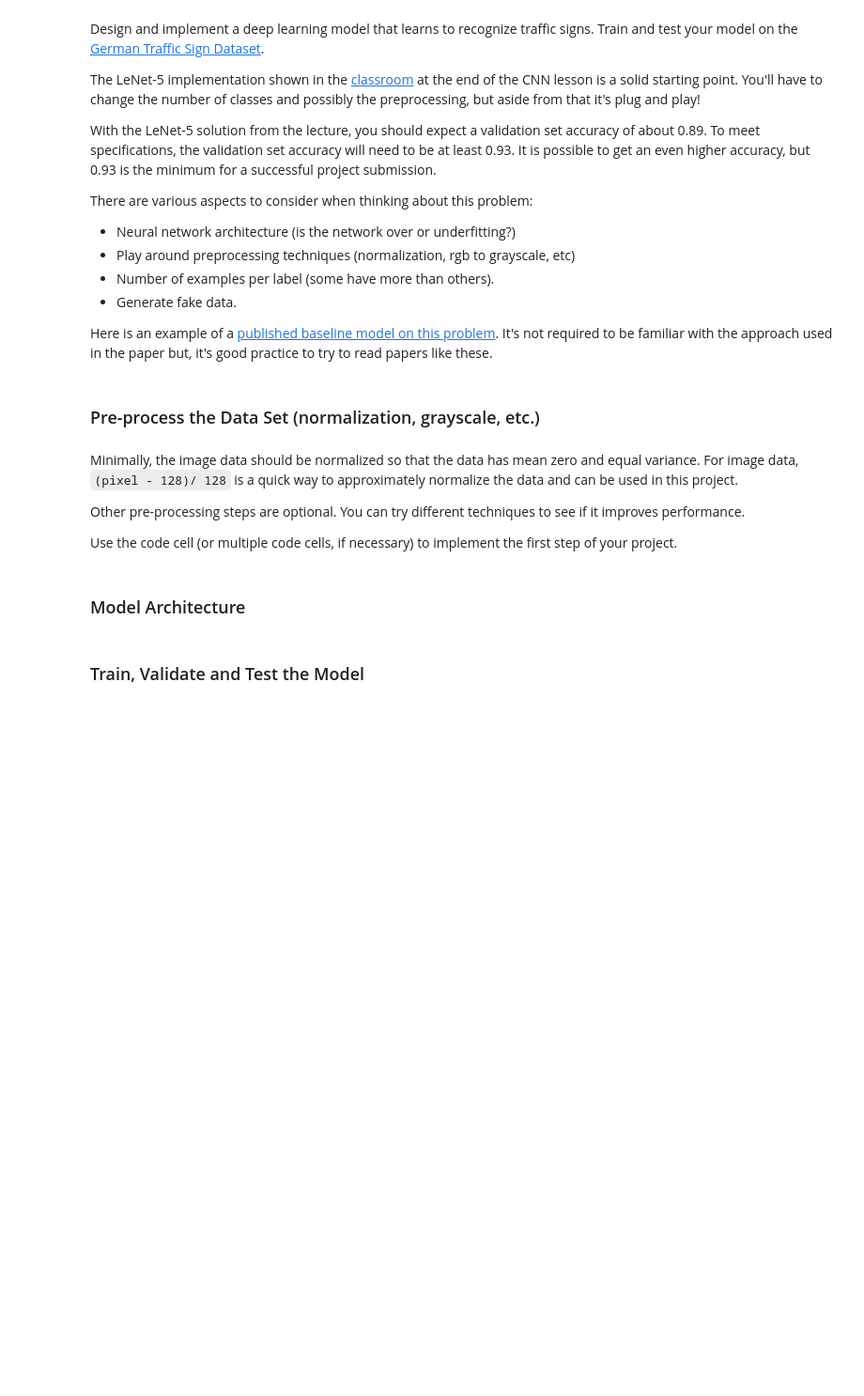
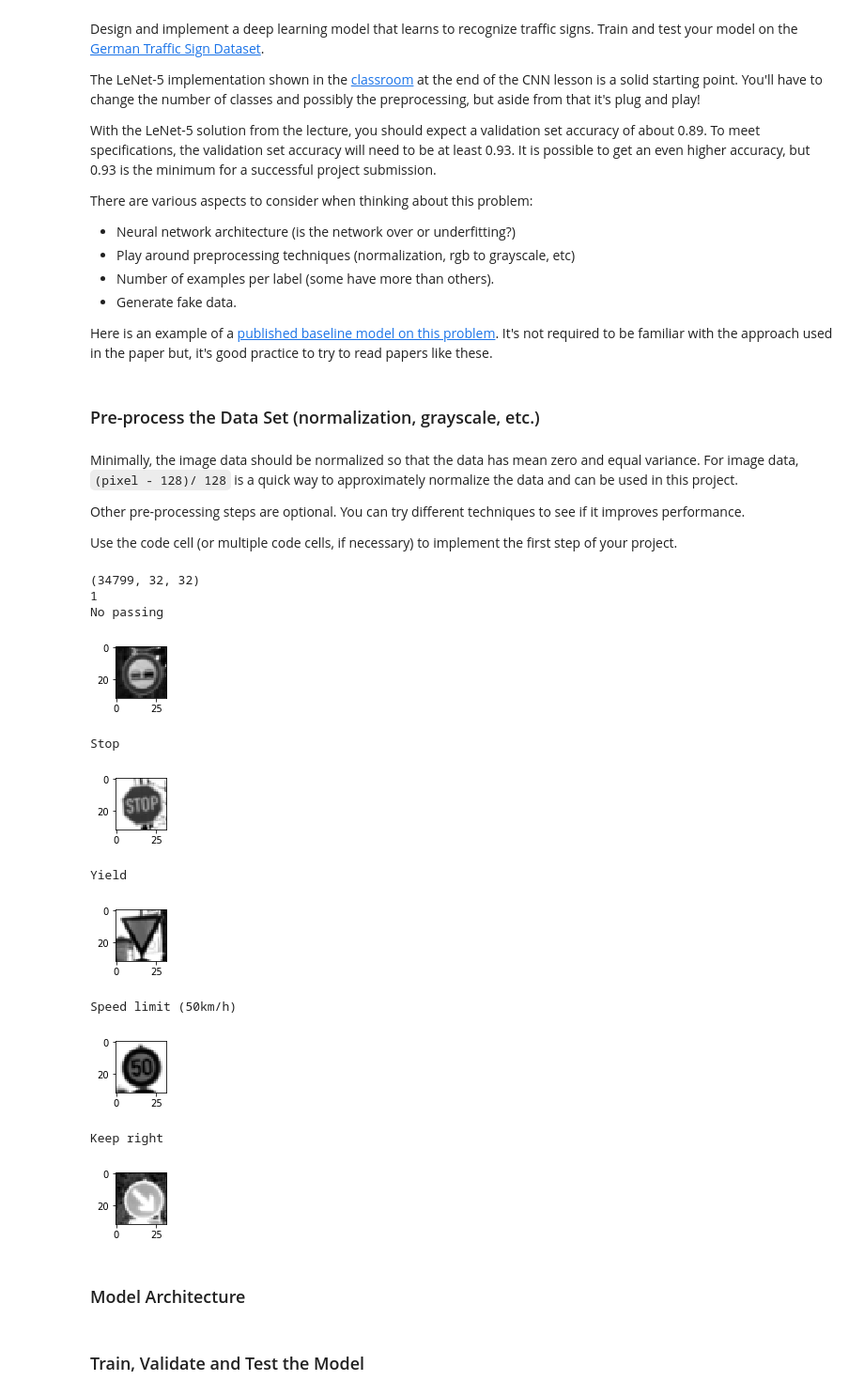
Before and after one commit to alexhagiopol/multiscale-CNN-classifier, a Jupyter notebook: Traffic_Sign_Classifier.ipynb, the cells around one changed output. Shown at 94% size. Cells and saved outputs as stored; diff of their text form; code cells hidden in the pictures; blank space fills up the shorter version.

```diff
--- a/Traffic_Sign_Classifier.ipynb
+++ b/Traffic_Sign_Classifier.ipynb
@@ -128,5 +168,25 @@ Use the code cell (or multiple code cells, if necessary) to implement the first
 ### Preprocess the data here. It is required to normalize the data. Other preprocessing steps could include
 ### converting to grayscale, etc.
 ### Feel free to use as many code cells as needed.
+X_train_norm = (X_train - 128) / 128
+X_train_gray = (X_train[:,:,:,0] / 3 + X_train[:,:,:,1] / 3 + X_train[:,:,:,2] / 3) # grayscale
+X_train_gray_norm = (X_train_gray - 128) / 128
+# %%
+
+print(X_train_gray.shape)
+display_random_samples_gray(X_train_gray, y_train)
+# %% [output]
+(34799, 32, 32)
+1
+No passing
+[figure, added]
+Stop
+[figure, added]
+Yield
+[figure, added]
+Speed limit (50km/h)
+[figure, added]
+Keep right
+[figure, added]
 # %% [markdown]
 ### Model Architecture
```
Also changed, not shown: parts of 7 cells of this notebook, 2 other files.
